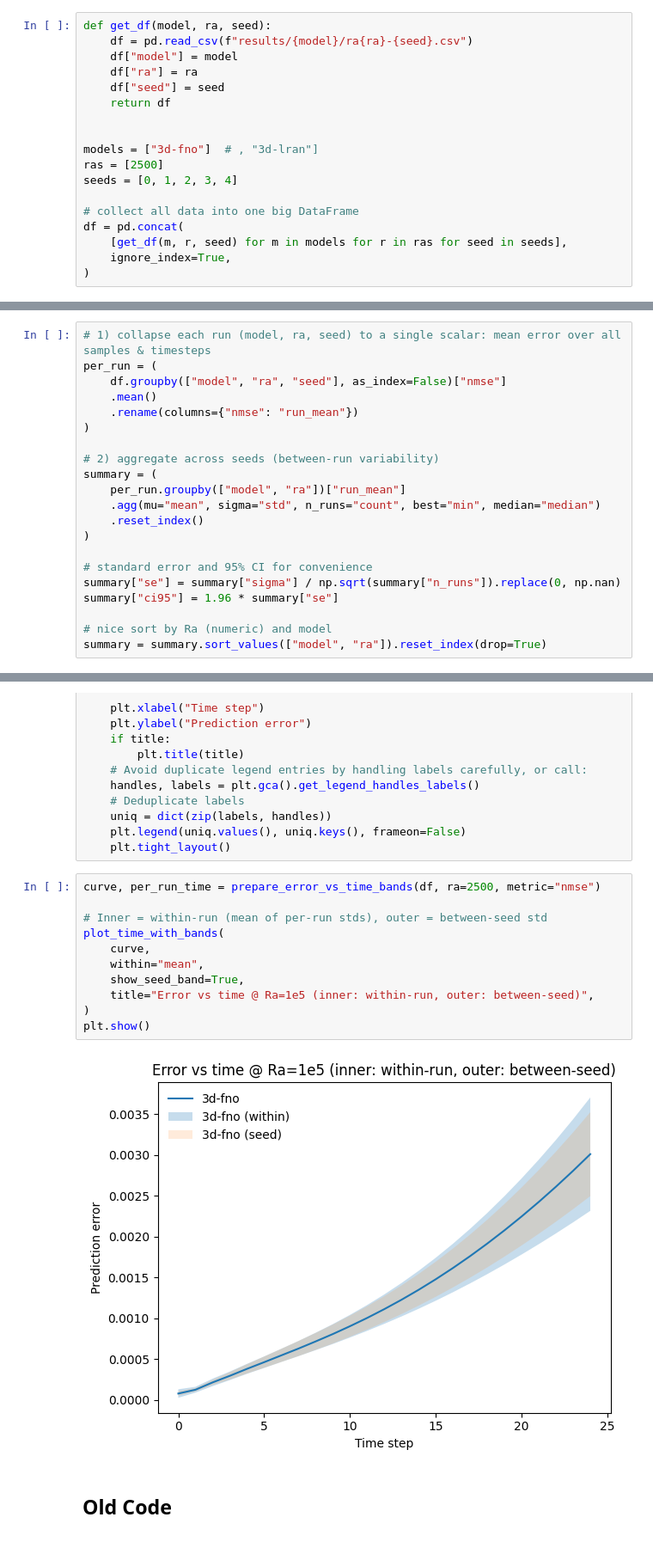
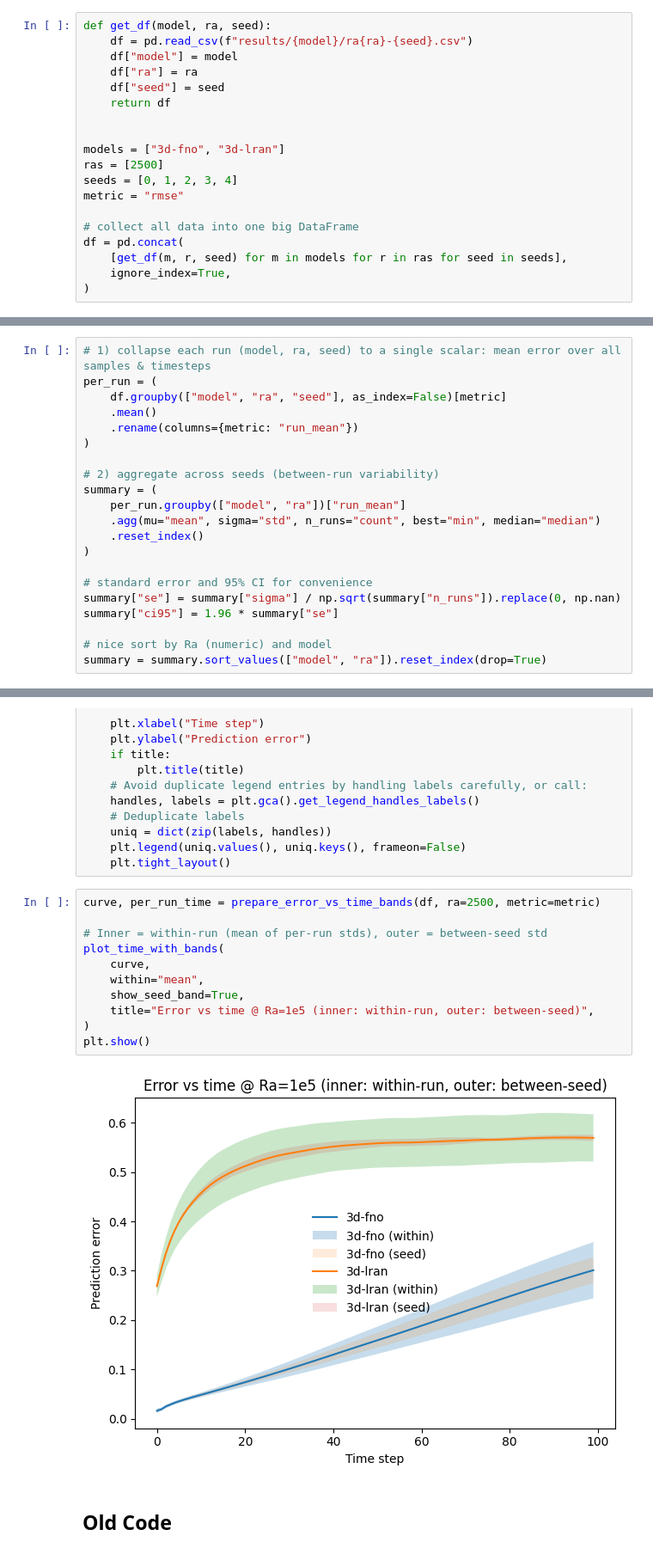
Before and after one commit to tmarkmann/RBC-PINN-Surrogate, a Jupyter notebook: notebooks/tm-7-3D-results.ipynb, the cells around one changed output, grey strips where cells are left out. Shown at 86% size. Cells and saved outputs as stored; diff of their text form.

```diff
--- a/notebooks/tm-7-3D-results.ipynb
+++ b/notebooks/tm-7-3D-results.ipynb
@@ -12,9 +12,10 @@ def get_df(model, ra, seed):
     return df
 
 
-models = ["3d-fno"]  # , "3d-lran"]
+models = ["3d-fno", "3d-lran"]
 ras = [2500]
 seeds = [0, 1, 2, 3, 4]
+metric = "rmse"
 
 # collect all data into one big DataFrame
 df = pd.concat(
@@ -26,9 +27,9 @@ df = pd.concat(
 # %%
 # 1) collapse each run (model, ra, seed) to a single scalar: mean error over all samples & timesteps
 per_run = (
-    df.groupby(["model", "ra", "seed"], as_index=False)["nmse"]
+    df.groupby(["model", "ra", "seed"], as_index=False)[metric]
     .mean()
-    .rename(columns={"nmse": "run_mean"})
+    .rename(columns={metric: "run_mean"})
 )
 
 # 2) aggregate across seeds (between-run variability)
@@ -165,18 +166,18 @@ def plot_time_with_bands(
     plt.legend(uniq.values(), uniq.keys(), frameon=False)
     plt.tight_layout()
 # %%
-curve, per_run_time = prepare_error_vs_time_bands(df, ra=2500, metric="nmse")
+curve, per_run_time = prepare_error_vs_time_bands(df, ra=2500, metric=metric)
 
 # Inner = within-run (mean of per-run stds), outer = between-seed std
 plot_time_with_bands(
     curve,
     within="mean",
     show_seed_band=True,
     title="Error vs time @ Ra=1e5 (inner: within-run, outer: between-seed)",
 )
 plt.show()
 # %% [output]
-[figure, old version]
+[figure, new version]
 # %% [markdown]
 ## Old Code
 # %%
```
Also changed, not shown: parts of 1 cell of this notebook, 11 other files.
